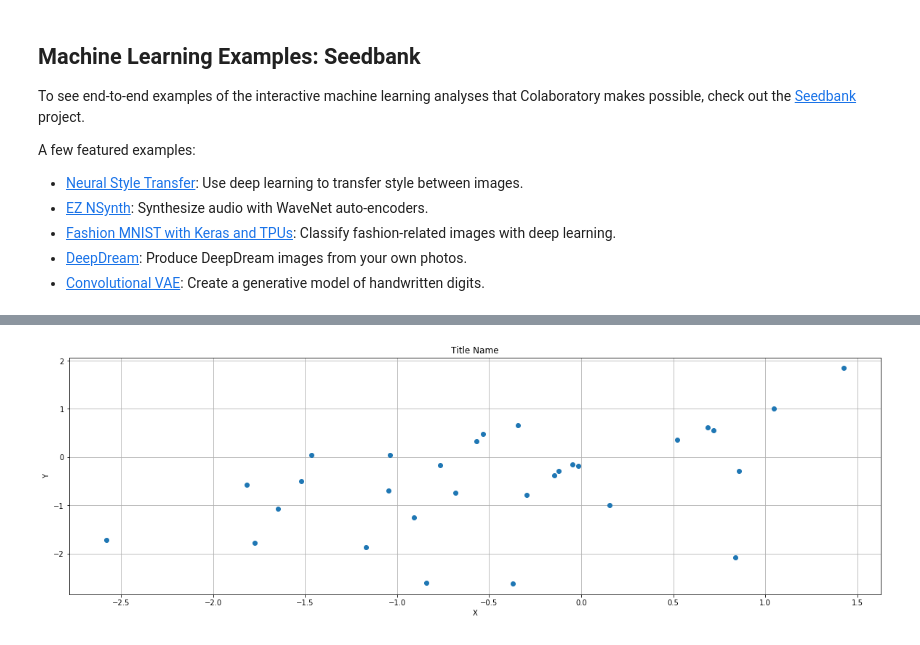
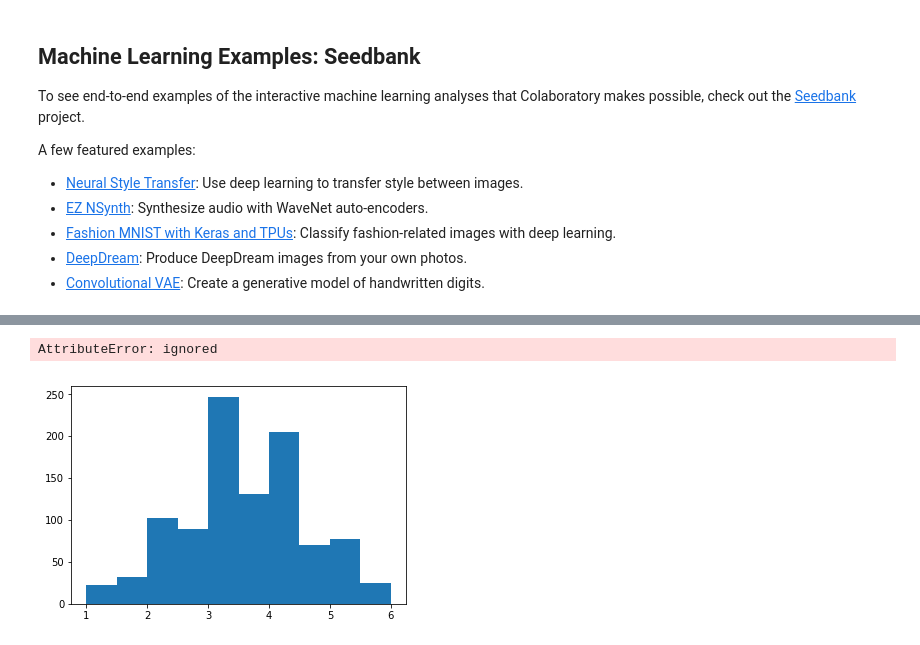
Before and after one commit to Toshi2013/HelloGit, a Jupyter notebook: Welcome_To_Colaboratory01.ipynb, the cells around one changed output, grey strips where cells are left out. Saved outputs shown, nothing was run; the diff lists cells and outputs as text; code cells hidden in the pictures.

```diff
--- a/Welcome_To_Colaboratory01.ipynb
+++ b/Welcome_To_Colaboratory01.ipynb
@@ -187,27 +81,0 @@ dtype: int64
-# %%
-import matplotlib as mpl
-import seaborn as sns
-
-import matplotlib.pyplot as plt
-
-%matplotlib inline
-
-# random.seed(0)
-
-x = np.random.randn(30)
-
-y = np.sin(x) + np.random.randn(30)
-
-plt.figure(figsize=(20,6))
-
-plt.plot(x, y, 'o')
-
-plt.title('Title Name')
-
-plt.xlabel('X')
-
-plt.ylabel('Y')
-
-plt.grid(True)
-# %% [output]
-[figure, removed]
@@ -213,0 +240,37 @@ plt.grid(True)
+# %%
+# cnter limit theorem
+
+# library
+import numpy as np
+import scipy as sp
+import pandas as pd
+from pandas import Series, DataFrame
+
+# Visualisation library
+import matplotlib.pyplot as plt
+import matplotlib as mpl
+import seaborn as sns
+
+import scipy.stats as st
+from scipy.stats import multivariate_normal
+from mpl_toolkits.mplot3d import Axes3D
+
+def function_central_theory(N):
+
+    sample_array = np.array([1, 2, 3, 4, 5, 6])
+    number_cnt = np.arange(1, N + 1) * 1.0
+
+    mean_array = np.array([])
+
+    for i in range(1000):
+        cum_variables = np.random.choice(sample_array, N).cumsum()*1.0
+        mean_array = np.append(mean_array, cum_variables[N-1]/N)
+
+    plt.hist(mean_array)
+    plt.grid(True)
+# %%
+# N=3
+function_central_theory(3)
+# %% [output]
+AttributeError: ignored
+[figure, added]
```
Also changed, not shown: parts of 8 cells of this notebook.
